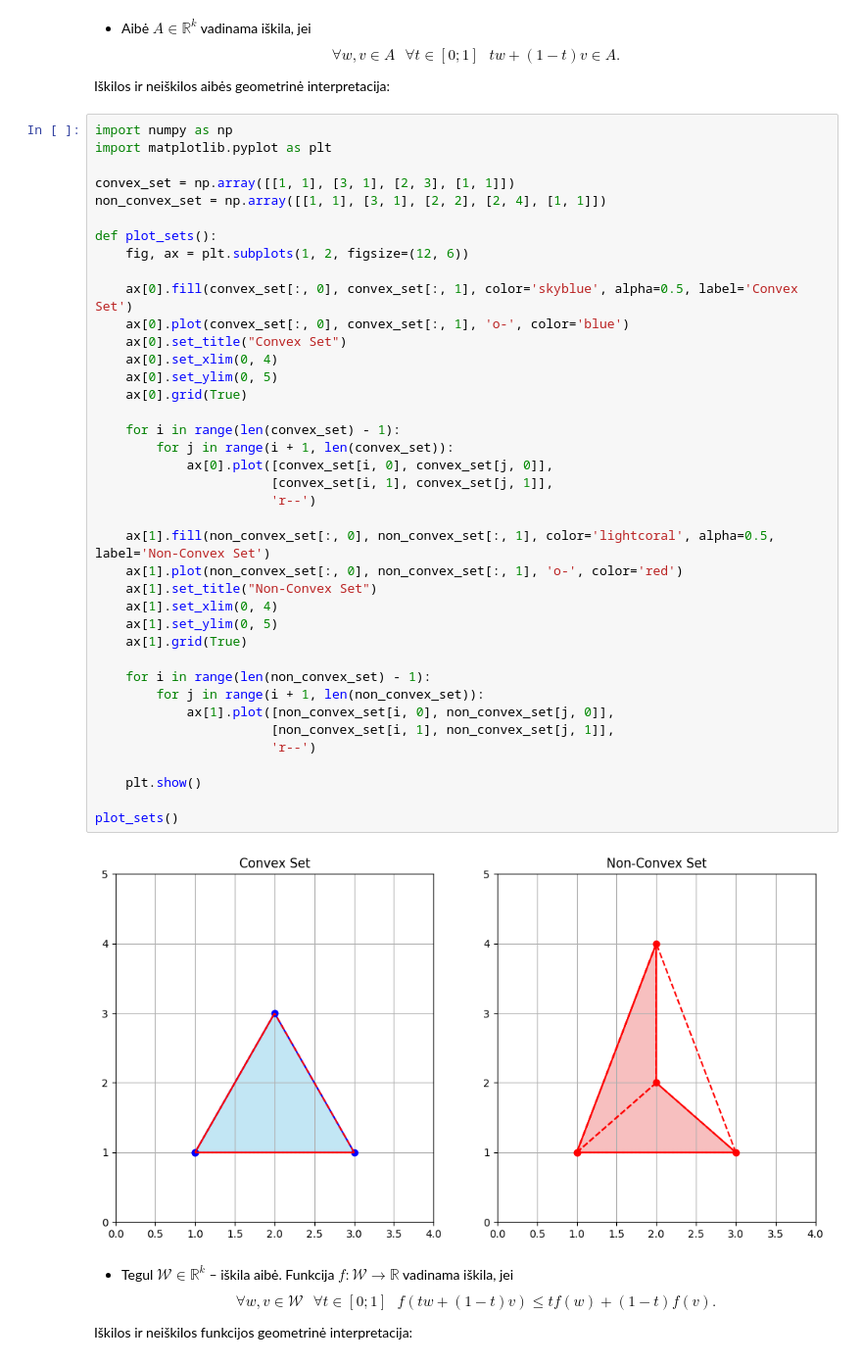
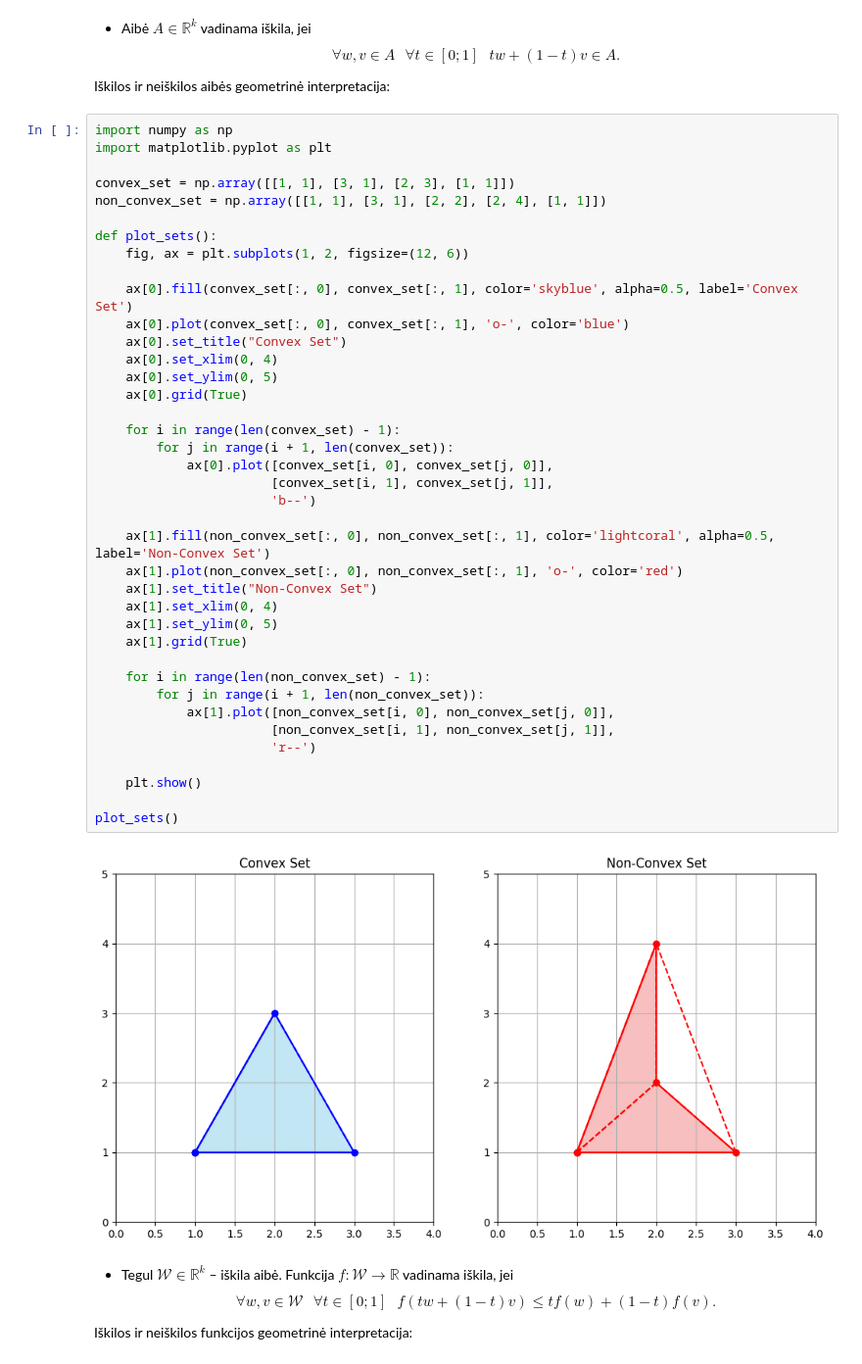
Before and after one commit to ugniusalekna/intro-to-ml, a Jupyter notebook: docs/_sources/notebooks/3-truputis-teorijos.ipynb, the cells around one changed output. Shown: that part at 98% size. Cells and saved outputs as stored; diff of their text form.

```diff
--- a/docs/_sources/notebooks/3-truputis-teorijos.ipynb
+++ b/docs/_sources/notebooks/3-truputis-teorijos.ipynb
@@ -409,35 +408,35 @@ def plot_sets():
 
     ax[0].fill(convex_set[:, 0], convex_set[:, 1], color='skyblue', alpha=0.5, label='Convex Set')
     ax[0].plot(convex_set[:, 0], convex_set[:, 1], 'o-', color='blue')
     ax[0].set_title("Convex Set")
     ax[0].set_xlim(0, 4)
     ax[0].set_ylim(0, 5)
     ax[0].grid(True)
 
     for i in range(len(convex_set) - 1):
         for j in range(i + 1, len(convex_set)):
             ax[0].plot([convex_set[i, 0], convex_set[j, 0]],
                        [convex_set[i, 1], convex_set[j, 1]],
-                       'r--')
+                       'b--')
 
     ax[1].fill(non_convex_set[:, 0], non_convex_set[:, 1], color='lightcoral', alpha=0.5, label='Non-Convex Set')
     ax[1].plot(non_convex_set[:, 0], non_convex_set[:, 1], 'o-', color='red')
     ax[1].set_title("Non-Convex Set")
     ax[1].set_xlim(0, 4)
     ax[1].set_ylim(0, 5)
     ax[1].grid(True)
 
     for i in range(len(non_convex_set) - 1):
         for j in range(i + 1, len(non_convex_set)):
             ax[1].plot([non_convex_set[i, 0], non_convex_set[j, 0]],
                        [non_convex_set[i, 1], non_convex_set[j, 1]],
                        'r--')
 
     plt.show()
 
 plot_sets()
 # %% [output]
-[figure, old version]
+[figure, new version]
 # %% [markdown]
 - Tegul $\mathcal{W} \in \mathbb{R}^k$ – iškila aibė. Funkcija $f : \mathcal{W} \rightarrow \mathbb{R}$ vadinama iškila, jei
 $$
```
Also changed, not shown: parts of 4 cells of this notebook, 7 other files.
